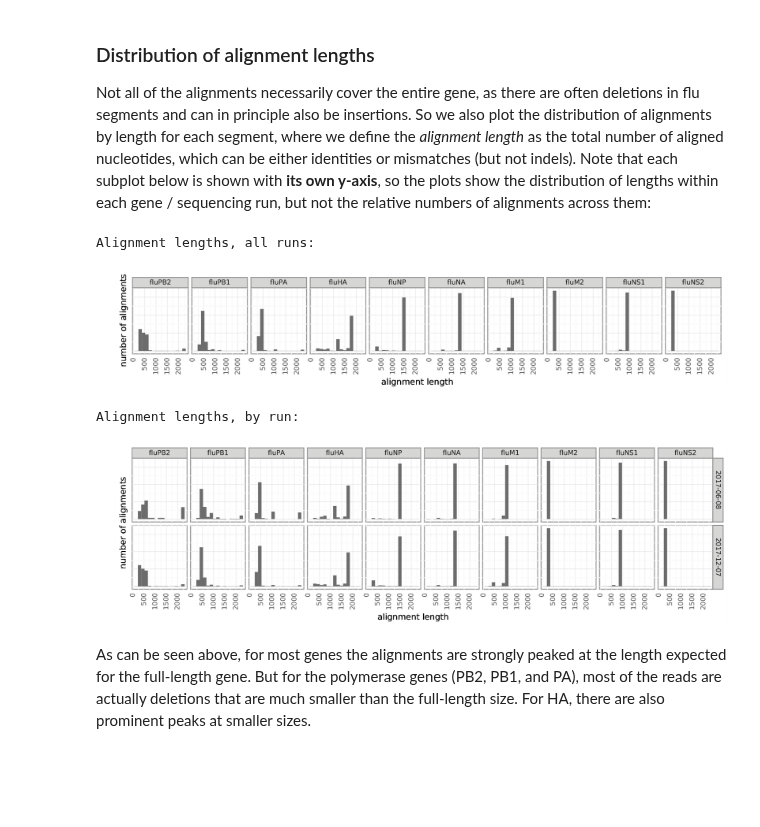
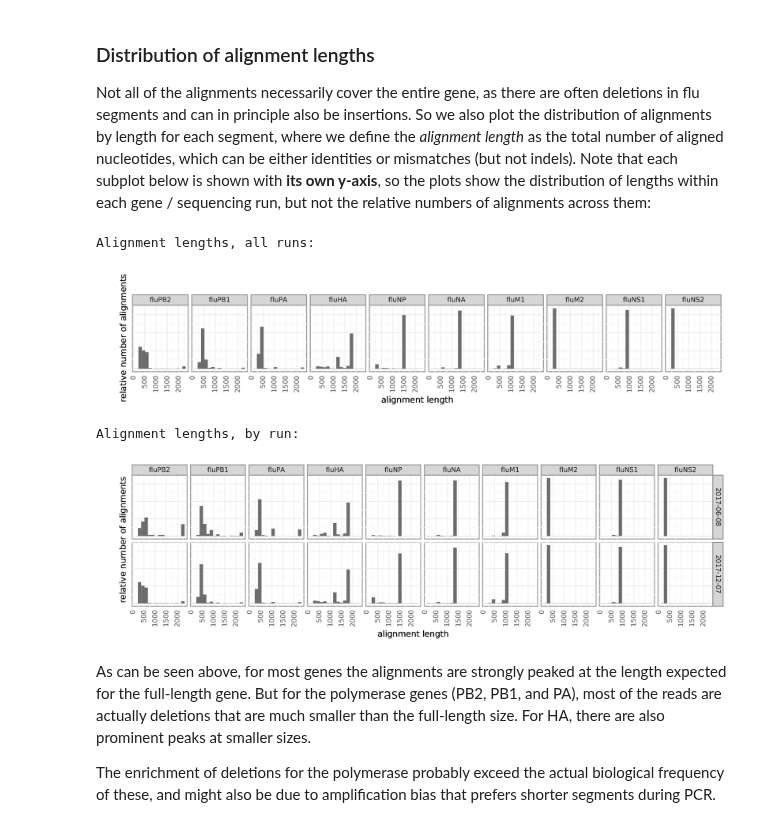
Before and after one commit to jbloomlab/IFNsorted_flu_single_cell, a Jupyter notebook: pacbio_analysis.ipynb, the cells around one changed output. Drawn from its saved outputs; the diff is of its cells as text; code cells hidden in the pictures; blank space fills up the shorter version.

```diff
--- a/pacbio_analysis.ipynb
+++ b/pacbio_analysis.ipynb
@@ -605,7 +605,7 @@ plot_nseqs = (
         geom_bar() +
         theme(axis_text_x=element_text(angle=90, hjust=0.5)) +
         xlab("flu gene") +
-        ylab("QC-ed aligned sequenced")
+        ylab("QC-ed aligned sequences")
     )
 
 # plot total for all runs and by run
@@ -614,6 +614,6 @@ for plottype, facet, n in [
         ('by_run', facet_wrap('~samplename'), len(seqruns))]:
     print("\nNumber of alignments, {0}:".format(plottype.replace('_', ' ')))
     nseqs_plot = os.path.join(aligndir, 'nsequences_{0}.pdf'.format(plottype))
-    (plot_nseqs + facet).save(nseqs_plot, height=2.6, width=0.8 + 2 * n)
+    (plot_nseqs + facet).save(nseqs_plot, height=2.5, width=0.8 + 2 * n)
     showPDF(nseqs_plot, width=80 + 200 * n)
 # %% [output]
@@ -636,31 +636,33 @@ Note that each subplot below is shown with **its own y-axis**, so the plots show
 # %%
 # add columnn with alignment lengths
 df_QC['alignment_length'] = df_QC.gene_aligned_cigar.apply(dms_tools2.minimap2.numAligned)
 
 # base plot of alignment lengths
 plot_align_len = (
     ggplot(df_QC, aes('alignment_length')) +
         geom_histogram(aes(x='alignment_length', y='..density..'), bins=15) +
         theme(axis_text_x=element_text(angle=90, hjust=0.5),
               axis_text_y=element_blank(), axis_ticks=element_blank()) +
-        ylab("rekatuve number of alignments") +
+        ylab("relative number of alignments") +
         xlab("alignment length")
         )
 
 # plot for all runs and by run
 for plottype, facet, n in [
         ('all_runs', facet_wrap('~ gene_aligned_target', nrow=1), 1),
         ('by_run', facet_grid('samplename ~ gene_aligned_target'), len(seqruns))]:
     print("\nAlignment lengths, {0}:".format(plottype.replace('_', ' ')))
     align_len_plot = os.path.join(aligndir, 'alignment_len_{0}.pdf'.format(plottype))
     (plot_align_len + facet).save(align_len_plot, width=15, height=1.7 * n)
     showPDF(align_len_plot)
 # %% [output]
 Alignment lengths, all runs:
-[figure, old version]
+[figure, new version]
 Alignment lengths, by run:
-[figure, old version]
+[figure, new version]
 # %% [markdown]
 As can be seen above, for most genes the alignments are strongly peaked at the length expected for the full-length gene.
 But for the polymerase genes (PB2, PB1, and PA), most of the reads are actually deletions that are much smaller than the full-length size.
 For HA, there are also prominent peaks at smaller sizes.
+
+The enrichment of deletions for the polymerase probably exceed the actual biological frequency of these, and might also be due to amplification bias that prefers shorter segments during PCR.
```
Also changed, not shown: parts of 6 cells of this notebook.
